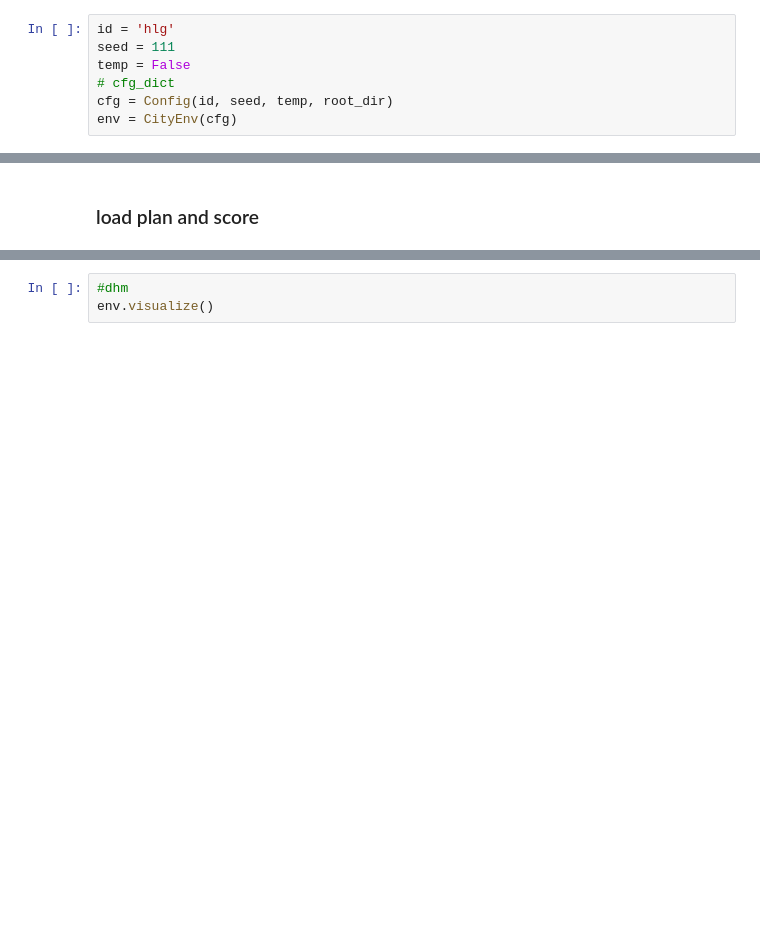
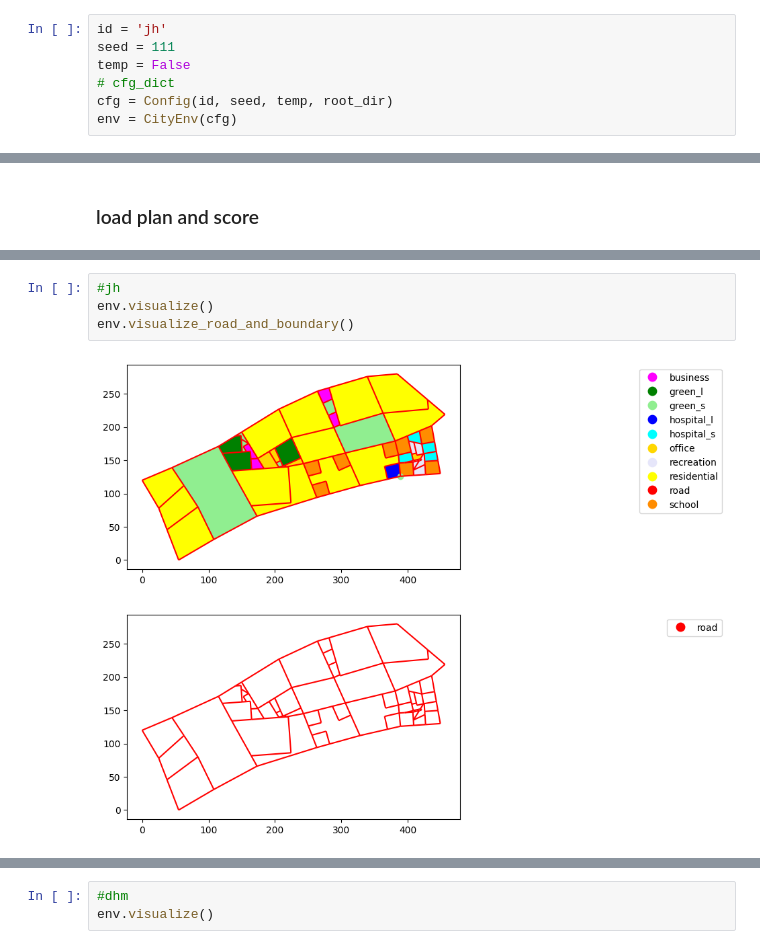
Before and after one commit to LouisCanBe/DRL-urban-planning, a Jupyter notebook: demo/demo-long.ipynb, the cells around one changed output, grey strips where cells are left out. Saved outputs shown, nothing was run; the diff lists cells and outputs as text; blank space fills up the shorter version.

```diff
--- a/demo/demo-long.ipynb
+++ b/demo/demo-long.ipynb
@@ -21,7 +21,7 @@ from urban_planning.utils.config import Config
 
 # city_config用于cfg实现时指定cfg_dict，下一个cell中用
 # %%
-id = 'hlg'
+id = 'jh'
 seed = 111
 temp = False
 # cfg_dict
@@ -90,0 +92,7 @@ reward: 2.7702338275617806
+# %%
+#jh
+env.visualize()
+env.visualize_road_and_boundary()
+# %% [output]
+[figure, added]
+[figure, added]
```
Also changed, not shown: parts of 6 cells of this notebook, 2 other files.
